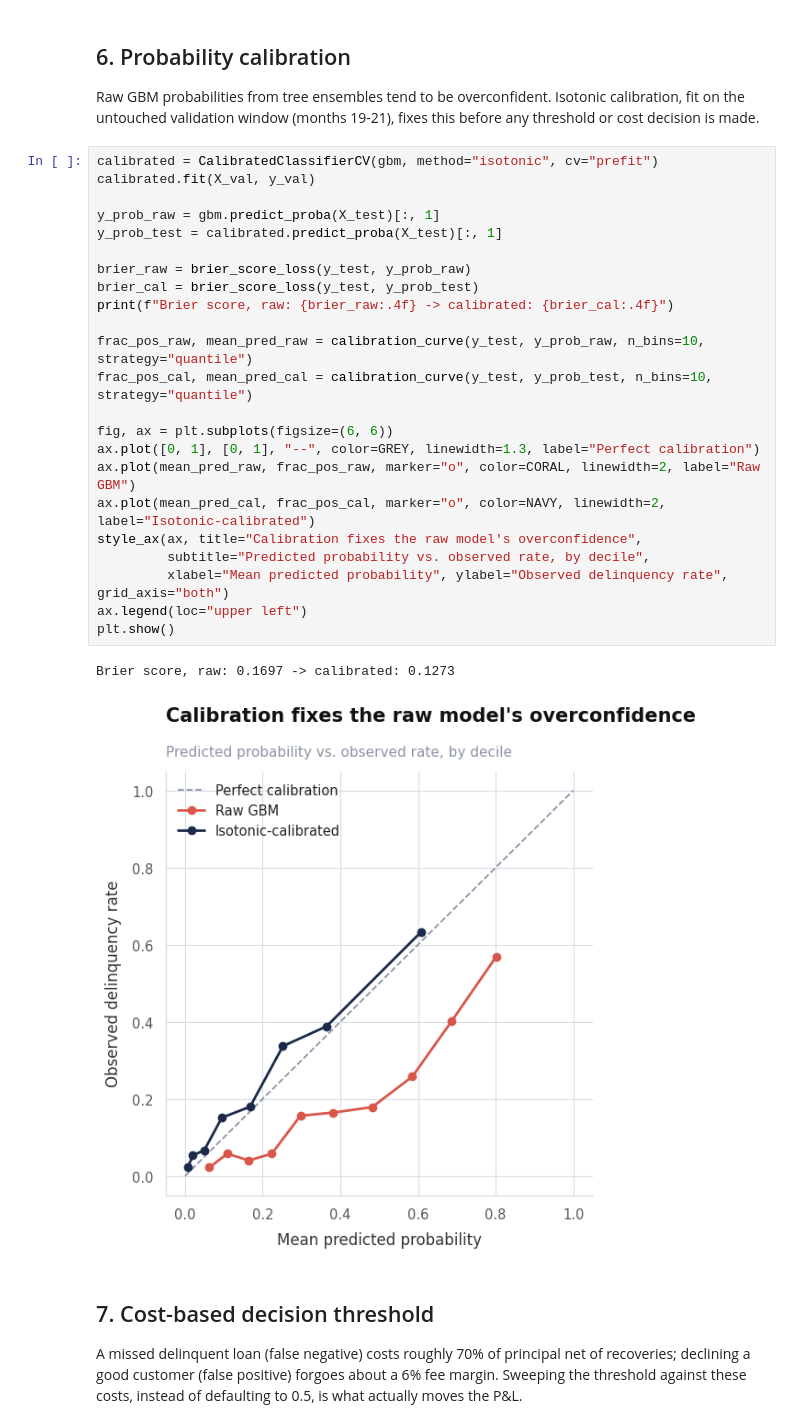
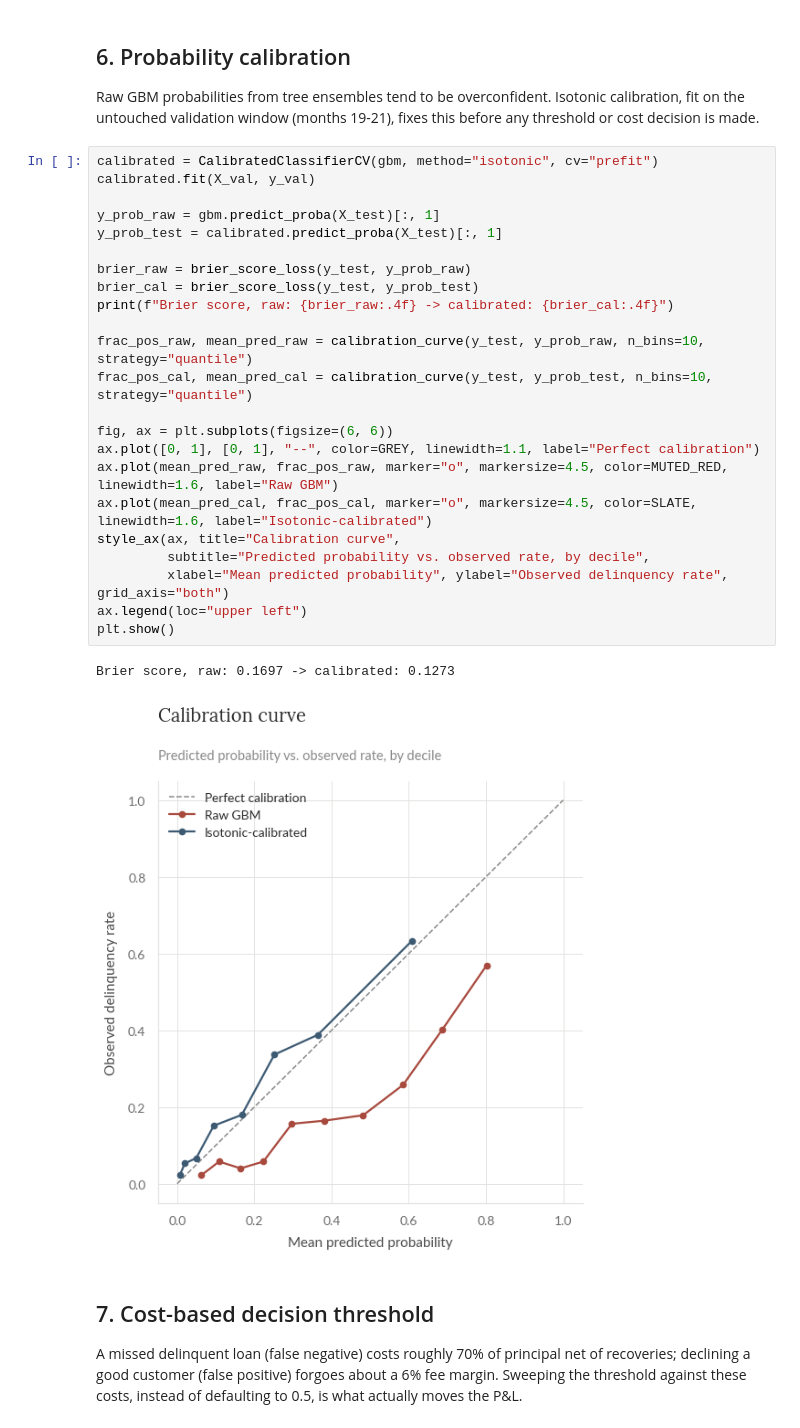
Before and after one commit to gus-morales/work-showcase, a Jupyter notebook: projects/01-delinquency-risk-model/notebooks/01_delinquency_risk_model.ipynb, the cells around one changed output. Saved outputs shown, nothing was run; the diff lists cells and outputs as text.

```diff
--- a/projects/01-delinquency-risk-model/notebooks/01_delinquency_risk_model.ipynb
+++ b/projects/01-delinquency-risk-model/notebooks/01_delinquency_risk_model.ipynb
@@ -162,29 +160,29 @@ Raw GBM probabilities from tree ensembles tend to be overconfident. Isotonic cal
 # %%
 calibrated = CalibratedClassifierCV(gbm, method="isotonic", cv="prefit")
 calibrated.fit(X_val, y_val)
 
 y_prob_raw = gbm.predict_proba(X_test)[:, 1]
 y_prob_test = calibrated.predict_proba(X_test)[:, 1]
 
 brier_raw = brier_score_loss(y_test, y_prob_raw)
 brier_cal = brier_score_loss(y_test, y_prob_test)
 print(f"Brier score, raw: {brier_raw:.4f} -> calibrated: {brier_cal:.4f}")
 
 frac_pos_raw, mean_pred_raw = calibration_curve(y_test, y_prob_raw, n_bins=10, strategy="quantile")
 frac_pos_cal, mean_pred_cal = calibration_curve(y_test, y_prob_test, n_bins=10, strategy="quantile")
 
 fig, ax = plt.subplots(figsize=(6, 6))
-ax.plot([0, 1], [0, 1], "--", color=GREY, linewidth=1.3, label="Perfect calibration")
-ax.plot(mean_pred_raw, frac_pos_raw, marker="o", color=CORAL, linewidth=2, label="Raw GBM")
-ax.plot(mean_pred_cal, frac_pos_cal, marker="o", color=NAVY, linewidth=2, label="Isotonic-calibrated")
-style_ax(ax, title="Calibration fixes the raw model's overconfidence",
+ax.plot([0, 1], [0, 1], "--", color=GREY, linewidth=1.1, label="Perfect calibration")
+ax.plot(mean_pred_raw, frac_pos_raw, marker="o", markersize=4.5, color=MUTED_RED, linewidth=1.6, label="Raw GBM")
+ax.plot(mean_pred_cal, frac_pos_cal, marker="o", markersize=4.5, color=SLATE, linewidth=1.6, label="Isotonic-calibrated")
+style_ax(ax, title="Calibration curve",
          subtitle="Predicted probability vs. observed rate, by decile",
          xlabel="Mean predicted probability", ylabel="Observed delinquency rate", grid_axis="both")
 ax.legend(loc="upper left")
 plt.show()
 # %% [output]
 Brier score, raw: 0.1697 -> calibrated: 0.1273
-[figure, old version]
+[figure, new version]
 # %% [markdown]
 ## 7. Cost-based decision threshold
 
```
Also changed, not shown: parts of 10 cells of this notebook, 17 other files.
